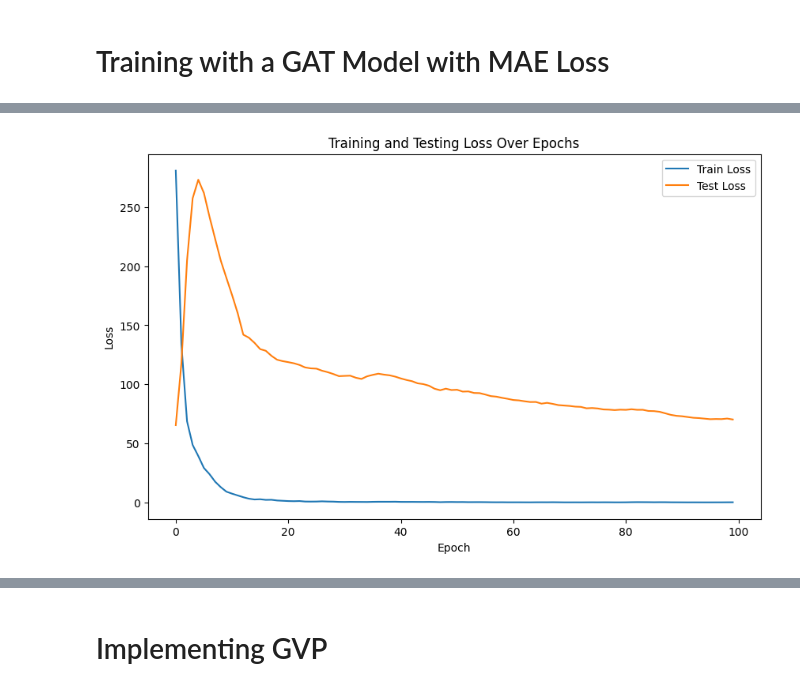
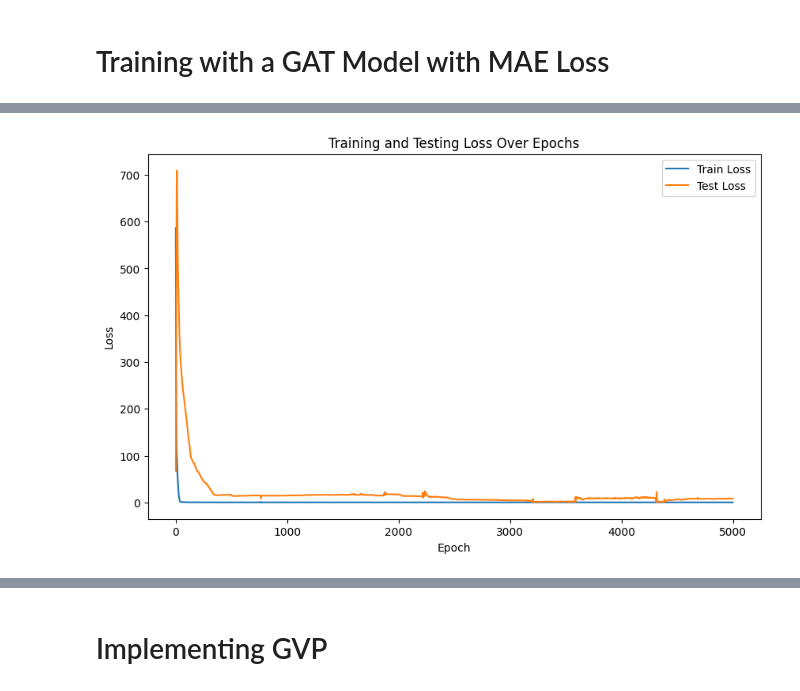
Before and after one commit to arielflt/Protein, a Jupyter notebook: Project.ipynb, the cells around one changed output, grey strips where cells are left out. Drawn from its saved outputs; the diff is of its cells as text; code cells hidden in the pictures.

```diff
--- a/Project.ipynb
+++ b/Project.ipynb
@@ -273,7 +273,7 @@ for epoch in range(300):
         loss.backward()
         optimizer.step()
         total_loss += loss.item() * data.num_nodes
-    epoch_loss = total_loss / sum(data.num_nodes for data in train_dataset)
+    epoch_loss = total_loss/data.num_nodes
     loss_values.append(epoch_loss)
     if epoch % 10 == 0:
         print(f'Epoch {epoch}, Loss: {epoch_loss}')
@@ -342,15 +342,15 @@ class GAT(torch.nn.Module):
         return x
 
 
-saved_graphs_folder = 'sgwv'
+saved_graphs_folder = 'sg'
 graph_files = [f for f in os.listdir(saved_graphs_folder) if f.endswith('.pt')]
 datasets = [torch.load(os.path.join(saved_graphs_folder, f)) for f in graph_files]
 
-train_size = int(0.8 * len(datasets))
+train_size = int(0.9 * len(datasets))
 train_dataset = datasets[:train_size]
 test_dataset = datasets[train_size:]
 
-batch_size = 16
+batch_size = 32
 train_loader = DataLoader(train_dataset, batch_size=batch_size, shuffle=True)
 test_loader = DataLoader(test_dataset, batch_size=batch_size, shuffle=False)
 
@@ -394,12 +394,12 @@ train_losses = []
 test_losses = []
 
 
-for epoch in range(100):
+for epoch in range(5000):
     train_loss = train()
     test_loss = test(test_loader)
     train_losses.append(train_loss)
     test_losses.append(test_loss)
-    if epoch%10==0:
+    if epoch%200==0:
         print(f'Epoch: {epoch}, Train Loss: {train_loss:.4f}, Test Loss: {test_loss:.4f}')
 
 
@@ -425,4 +432,4 @@ Epoch: 90, Train Loss: 0.2001, Test Loss: 72.9946
-[figure, old version]
+[figure, new version]
 # %%
 import os
 import torch
```
Also changed, not shown: parts of 3 cells of this notebook, 4 other files.
